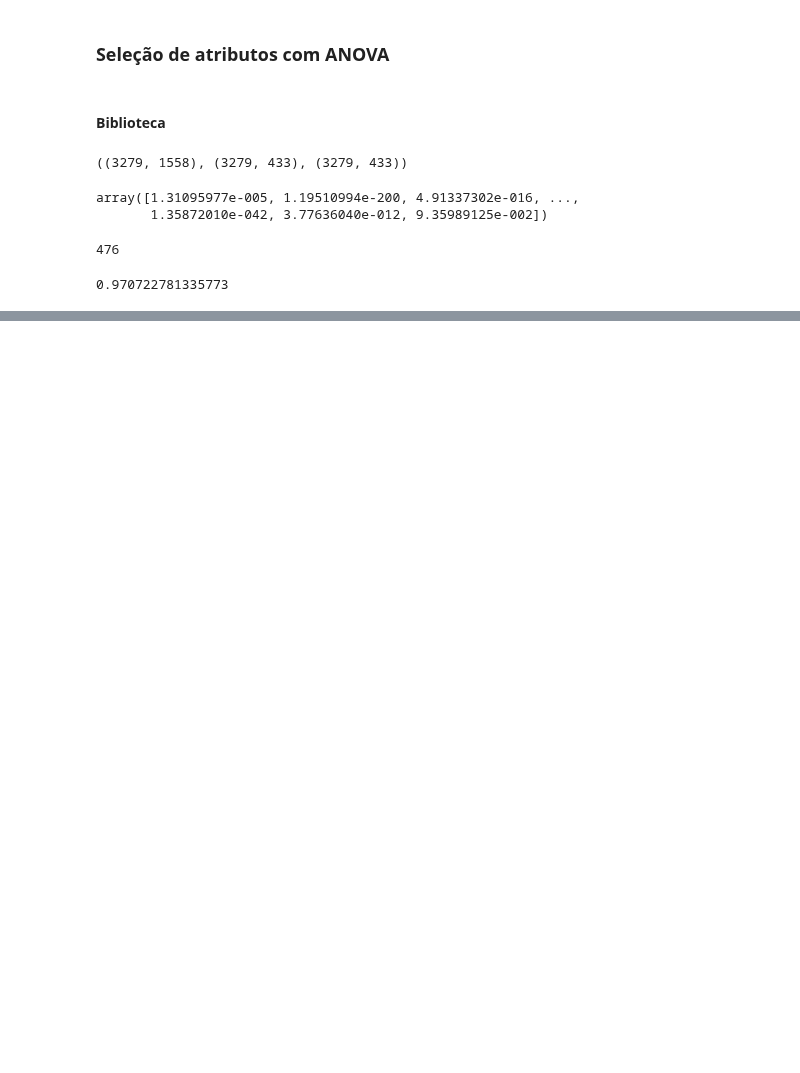
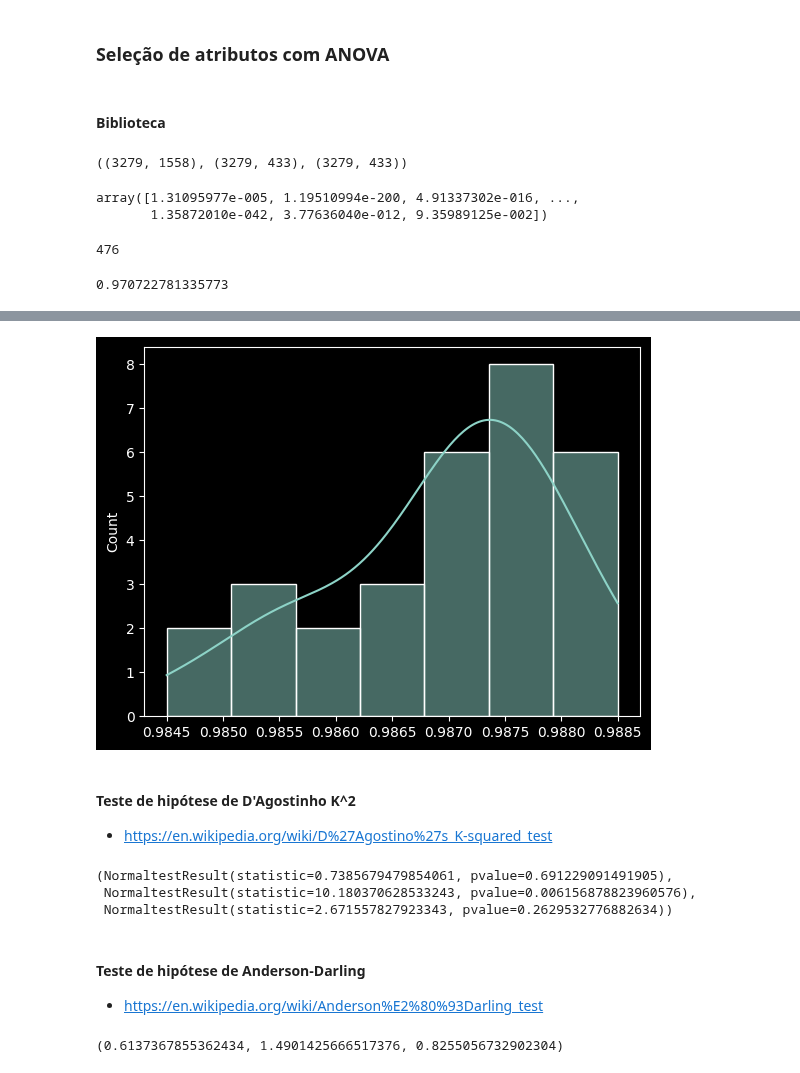
Before and after one commit to Joao-Inacio/Statistics_for-Data_Science, a Jupyter notebook: Intervalos_de_Confianca_e_Teste_de_Hipoteses/Testes_de_Hipoteses.ipynb, the cells around one changed output, grey strips where cells are left out. Cells and saved outputs as stored; diff of their text form; code cells hidden in the pictures; blank space fills up the shorter version.

```diff
--- a/Intervalos_de_Confianca_e_Teste_de_Hipoteses/Testes_de_Hipoteses.ipynb
+++ b/Intervalos_de_Confianca_e_Teste_de_Hipoteses/Testes_de_Hipoteses.ipynb
@@ -415,0 +542,24 @@ accuracy_score(y, previsoes3)
+# %%
+# Gráfico
+sns.histplot(resultados_forest_cv, kde=True);
+# %% [output]
+[figure, added]
+# %% [markdown]
+#### Teste de hipótese de D'Agostinho K^2
+- https://en.wikipedia.org/wiki/D%27Agostino%27s_K-squared_test
+# %%
+# Lib e teste
+from scipy.stats import normaltest
+normaltest(resultados_naive_cv), normaltest(resultados_logistica_cv), normaltest(resultados_forest_cv)
+# %% [output]
+(NormaltestResult(statistic=0.7385679479854061, pvalue=0.691229091491905),
+ NormaltestResult(statistic=10.180370628533243, pvalue=0.006156878823960576),
+ NormaltestResult(statistic=2.671557827923343, pvalue=0.2629532776882634))
+# %% [markdown]
+#### Teste de hipótese de Anderson-Darling
+- https://en.wikipedia.org/wiki/Anderson%E2%80%93Darling_test
+# %%
+from scipy.stats import anderson
+anderson(resultados_naive_cv).statistic, anderson(resultados_logistica_cv).statistic, anderson(resultados_forest_cv).statistic
+# %% [output]
+(0.6137367855362434, 1.4901425666517376, 0.8255056732902304)
```
Also changed, not shown: parts of 19 cells of this notebook.
